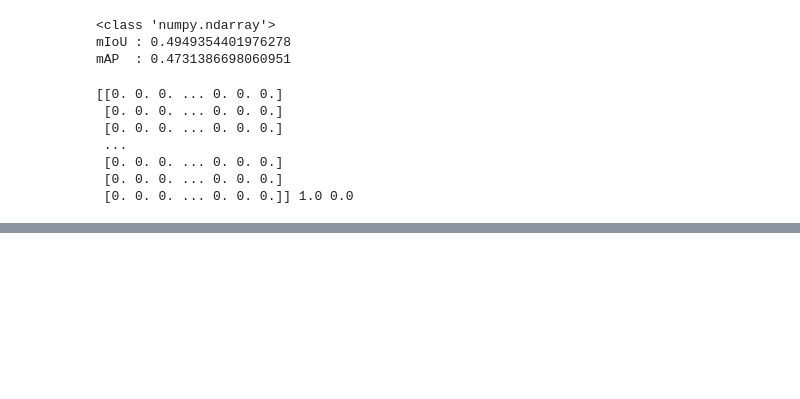
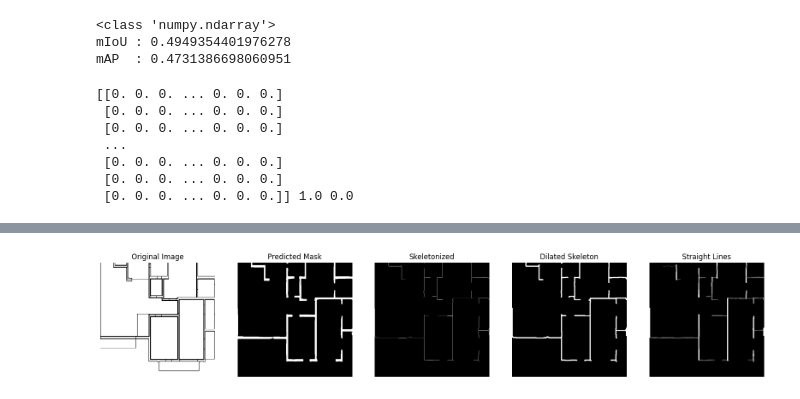
Before and after one commit to butchi-adari-tcgls/mitunet_2d_seg, a Jupyter notebook: 2d_seg_graph_worker.ipynb, the cells around one changed output, grey strips where cells are left out. Saved outputs shown, nothing was run; the diff lists cells and outputs as text; code cells hidden in the pictures; blank space fills up the shorter version.

```diff
--- a/2d_seg_graph_worker.ipynb
+++ b/2d_seg_graph_worker.ipynb
@@ -534,0 +473,95 @@ plt.show()
+# %%
+# apply skelotonization to the predicted mask
+skel = skeletonize(pred_wall > 0).astype(np.uint8)
+# apply dilation
+dilated = cv2.dilate(
+    skel,
+    kernel=cv2.getStructuringElement(cv2.MORPH_RECT, (5, 5)),
+    iterations=1
+)
+
+# apply hough transform to extract straight lines
+lines = cv2.HoughLinesP(
+    dilated,
+    rho=1,
+    theta=np.pi/180,
+    threshold=20,
+    minLineLength=10,
+    maxLineGap=15
+)
+
+# extract horizontal and vertical lines separately
+horizontal_lines = []
+vertical_lines = []
+
+for line in lines:
+    x1, y1, x2, y2 = line[0]
+
+    if abs(y2 - y1) < 5:  # horizontal
+        horizontal_lines.append(line)
+
+    elif abs(x2 - x1) < 5:  # vertical
+        vertical_lines.append(line)
+
+straight_img = np.zeros_like(pred_wall)
+# if lines is not None:
+#     for line in lines:
+#         x1, y1, x2, y2 = line[0]
+#         cv2.line(
+#             straight_img,
+#             (x1, y1),
+#             (x2, y2),
+#             255,
+#             1
+#         )
+
+for line in horizontal_lines:
+    x1, y1, x2, y2 = line[0]
+    cv2.line(
+        straight_img,
+        (x1, y1),
+        (x2, y2),
+        100,
+        1
+    )
+for line in vertical_lines:
+    x1, y1, x2, y2 = line[0]
+    cv2.line(
+        straight_img,
+        (x1, y1),
+        (x2, y2),
+        255,
+        1
+    )
+
+# plot
+plt.figure(figsize=(20, 12))
+plt.subplot(1, 5, 1)
+plt.title("Original Image")
+img = cv2.imread(img_path)
+img = cv2.cvtColor(img, cv2.COLOR_BGR2RGB)
+plt.imshow(img, cmap='gray')
+plt.axis('off')
+
+plt.subplot(1, 5, 2)
+plt.title("Predicted Mask")
+plt.imshow(pred_wall, cmap='gray')
+plt.axis('off')
+
+plt.subplot(1, 5, 3)
+plt.title("Skeletonized")
+plt.imshow(skel, cmap='gray')
+plt.axis('off')
+
+plt.subplot(1, 5, 4)
+plt.title("Dilated Skeleton")
+plt.imshow(dilated, cmap='gray')
+plt.axis('off')
+
+plt.subplot(1, 5, 5)
+plt.title("Straight Lines")
+plt.imshow(straight_img, cmap='gray')
+plt.axis('off')
+plt.show()
+# %% [output]
+[figure, added]
```
Also changed, not shown: parts of 10 cells of this notebook.
